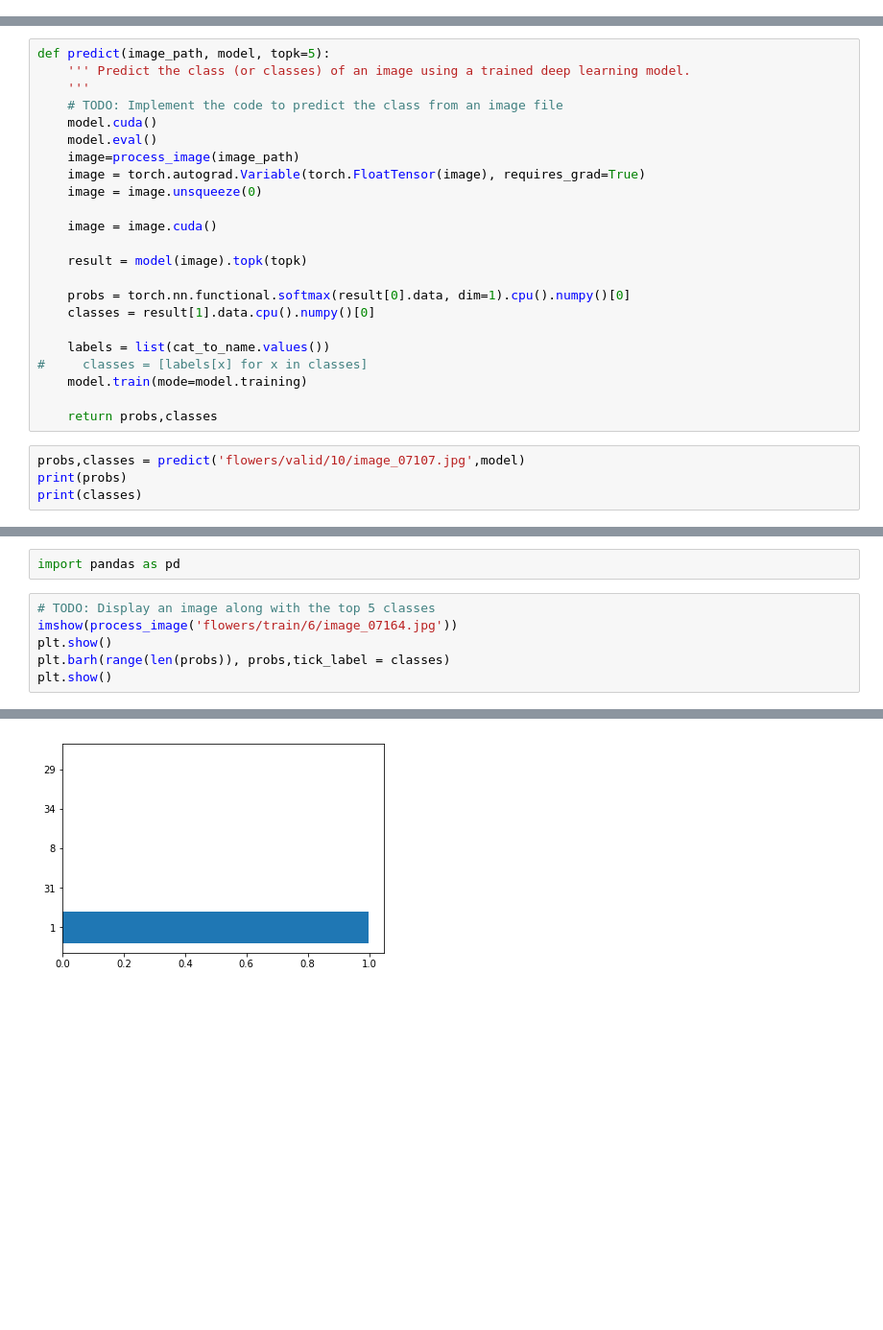
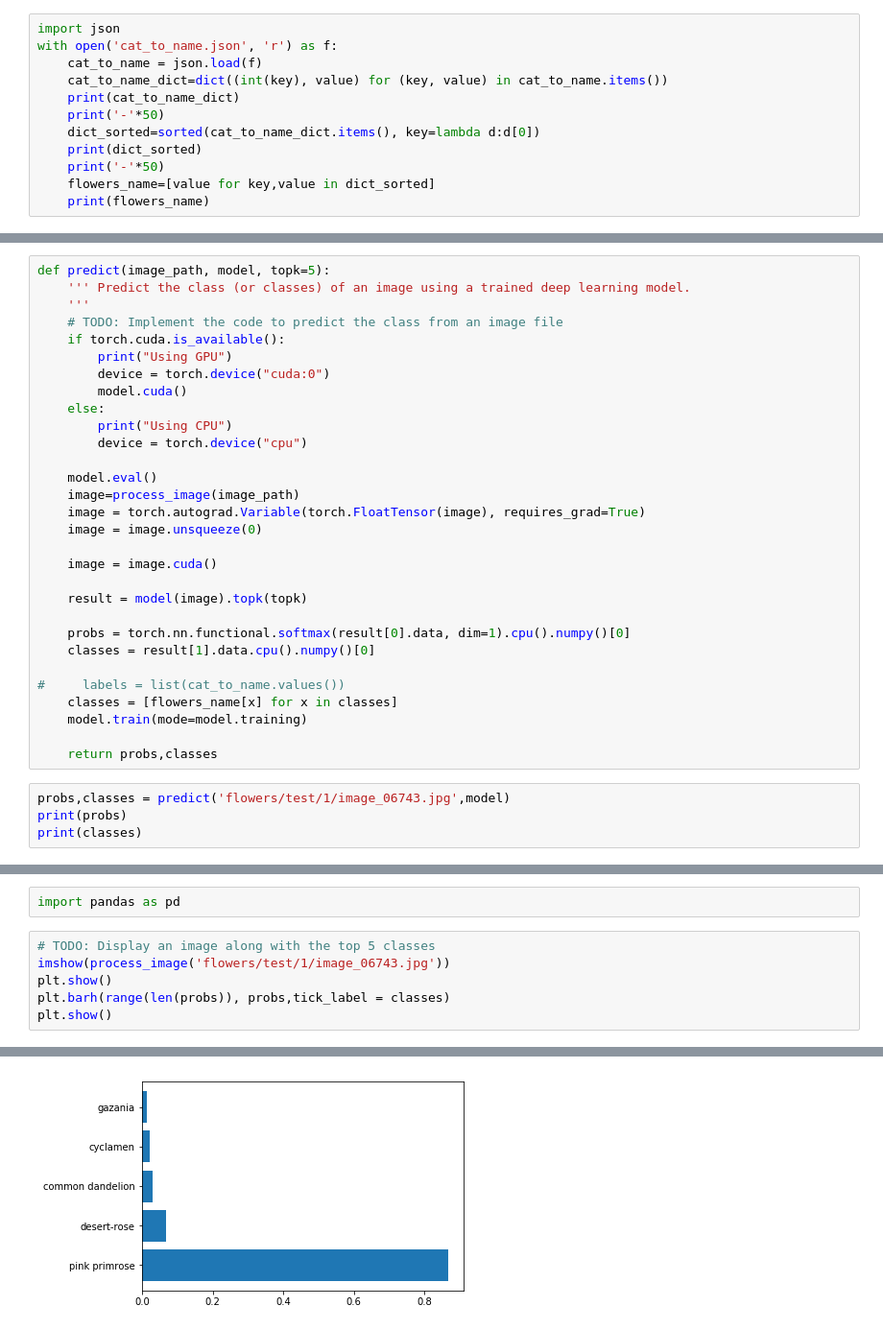
Before and after one commit to xueweiyema/ImageClassifierWithPytorch, a Jupyter notebook: Image Classifier Project.ipynb, the cells around one changed output, grey strips where cells are left out. Shown: that part at 96% size. Cells and saved outputs as stored; diff of their text form; blank space fills up the shorter version.

```diff
--- a/Image Classifier Project.ipynb
+++ b/Image Classifier Project.ipynb
@@ -74,0 +70,12 @@ with open('cat_to_name.json', 'r') as f:
+# %%
+import json
+with open('cat_to_name.json', 'r') as f:
+    cat_to_name = json.load(f)
+    cat_to_name_dict=dict((int(key), value) for (key, value) in cat_to_name.items())
+    print(cat_to_name_dict)
+    print('-'*50)
+    dict_sorted=sorted(cat_to_name_dict.items(), key=lambda d:d[0])
+    print(dict_sorted)
+    print('-'*50)
+    flowers_name=[value for key,value in dict_sorted]
+    print(flowers_name)
@@ -379,7 +448,14 @@ def predict(image_path, model, topk=5):
     ''' Predict the class (or classes) of an image using a trained deep learning model.
     '''
     # TODO: Implement the code to predict the class from an image file
-    model.cuda()
+    if torch.cuda.is_available():
+        print("Using GPU")
+        device = torch.device("cuda:0")
+        model.cuda()
+    else:
+        print("Using CPU")
+        device = torch.device("cpu")
+
     model.eval()
     image=process_image(image_path)
     image = torch.autograd.Variable(torch.FloatTensor(image), requires_grad=True)
@@ -392,13 +468,13 @@ def predict(image_path, model, topk=5):
     probs = torch.nn.functional.softmax(result[0].data, dim=1).cpu().numpy()[0]
     classes = result[1].data.cpu().numpy()[0]
 
-    labels = list(cat_to_name.values())
-#     classes = [labels[x] for x in classes]
+#     labels = list(cat_to_name.values())
+    classes = [flowers_name[x] for x in classes]
     model.train(mode=model.training)
 
     return probs,classes
 # %%
-probs,classes = predict('flowers/valid/10/image_07107.jpg',model)
+probs,classes = predict('flowers/test/1/image_06743.jpg',model)
 print(probs)
 print(classes)
 # %% [output]
@@ -420,7 +493,7 @@ You can convert from the class integer encoding to actual flower names with the
 import pandas as pd
 # %%
 # TODO: Display an image along with the top 5 classes
-imshow(process_image('flowers/train/6/image_07164.jpg'))
+imshow(process_image('flowers/test/1/image_06743.jpg'))
 plt.show()
 plt.barh(range(len(probs)), probs,tick_label = classes)
 plt.show()
@@ -429 +502 @@ plt.show()
-[figure, old version]
+[figure, new version]
```
Also changed, not shown: parts of 12 cells of this notebook, 1 other file.
